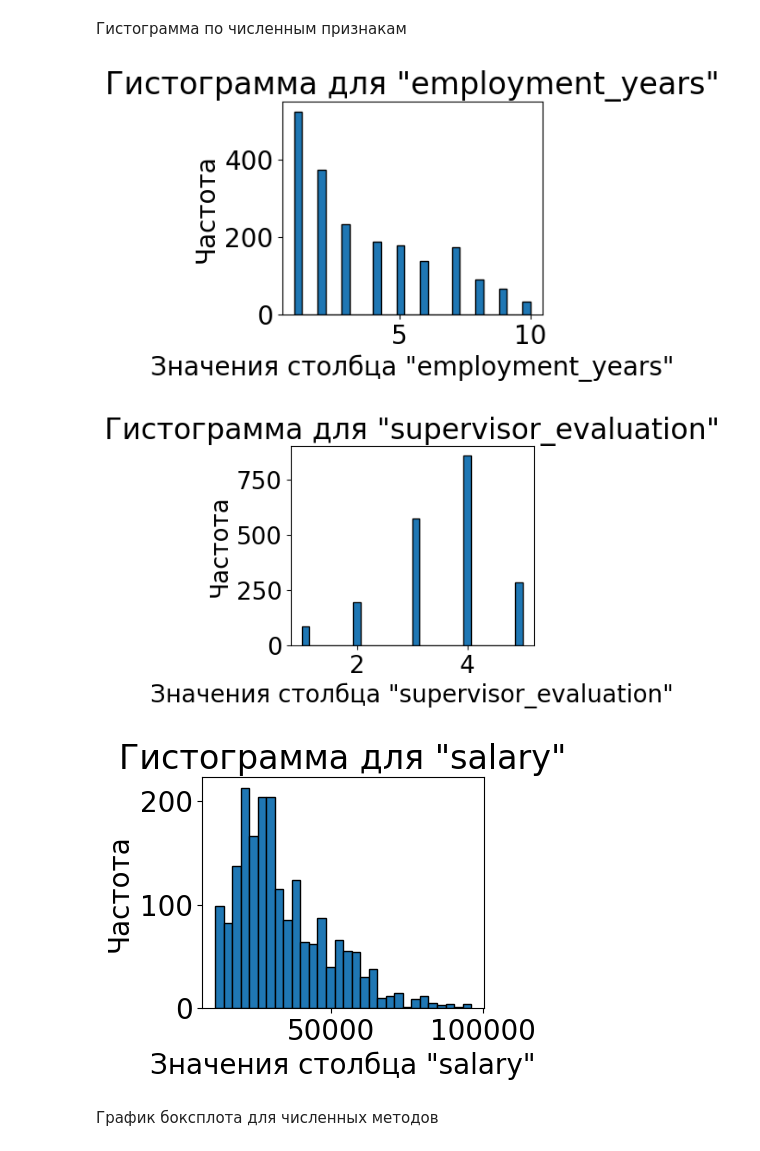
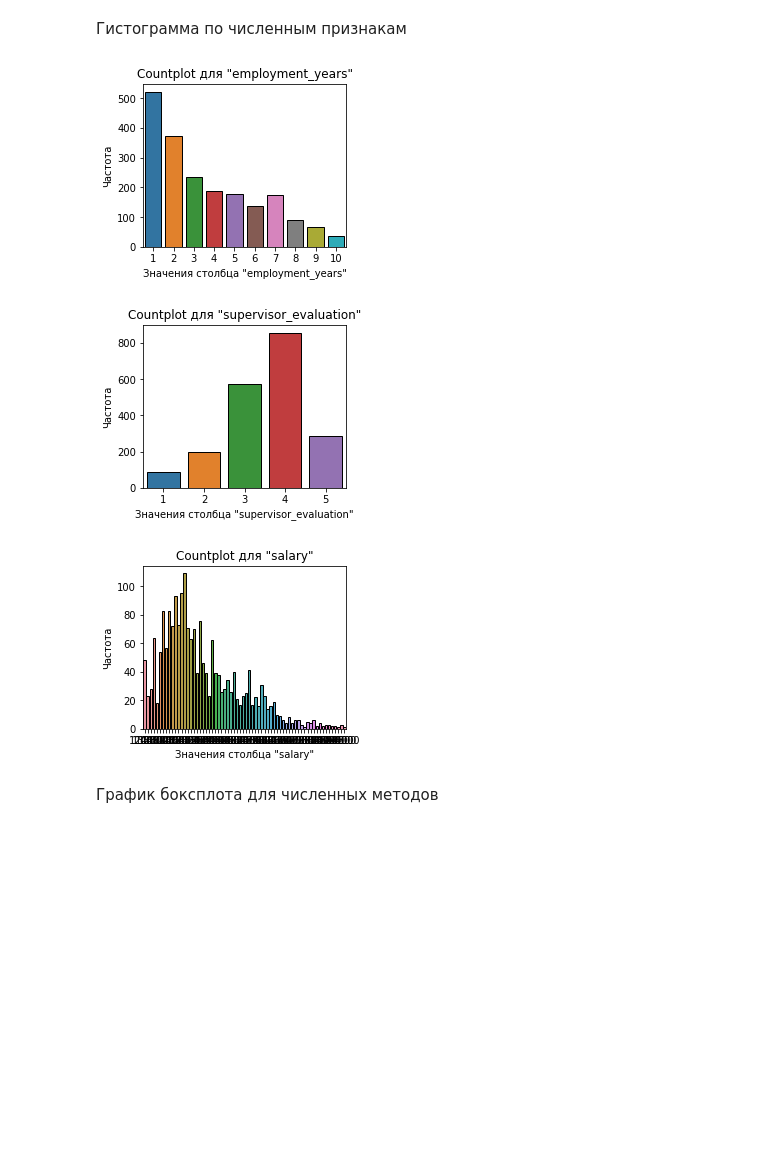
Before and after one commit to butuzovzeleboba/Prefabricated-Project---2.-HR-analytics, a Jupyter notebook: Prefabricated Project - 2. HR analytics.ipynb, the cells around one changed output. Saved outputs shown, nothing was run; the diff lists cells and outputs as text; code cells hidden in the pictures; blank space fills up the shorter version.

```diff
--- a/Prefabricated Project - 2. HR analytics.ipynb
+++ b/Prefabricated Project - 2. HR analytics.ipynb
@@ -469,3 +511,0 @@ one_pipe = Pipeline(
-# %%
-test_features[['dept', 'level', 'workload']] = one_pipe.fit_transform(test_features[['dept', 'level', 'workload']])
-test_features.info()
@@ -489,3 +511,0 @@ memory usage: 140.8+ KB
-# %%
-train_job_satisfaction_rate[['dept', 'level']]=one_pipe.fit_transform(train_job_satisfaction_rate[['dept', 'level']])
-train_job_satisfaction_rate.info()
@@ -564,12 +588,12 @@ train_job_satisfaction_rate_num
 # %%
-def hist_plot(df, iput_data):
+def count_plot(df, iput_data):
     for column in iput_data:
         plt.figure(figsize=(8, 3))
         plt.subplot(1, 2, 1)
-        plt.hist(df[column], bins=30, edgecolor='black')
+        sns.countplot(x=df[column], edgecolor='black')
         plt.xlabel(f'Значения столбца "{column}"')
         plt.ylabel('Частота')
-        plt.title(f'Гистограмма для "{column}"');
+        plt.title(f'Countplot для "{column}"');
 # %% [markdown]
 Построим гистограмму для train_job_satisfaction_rate по численным признакам
 # %%
@@ -705,11 +792,11 @@ test_features_num
 # %% [markdown]
 Гистограмма по численным признакам
 # %%
-hist_plot(test_features,test_features_num)
+count_plot(test_features,test_features_num)
 # %% [output]
-[figure, old version]
+[figure, new version]
-[figure, old version]
+[figure, new version]
-[figure, old version]
+[figure, new version]
 # %% [markdown]
 График боксплота для численных методов
 # %%
```
Also changed, not shown: parts of 191 cells of this notebook.
